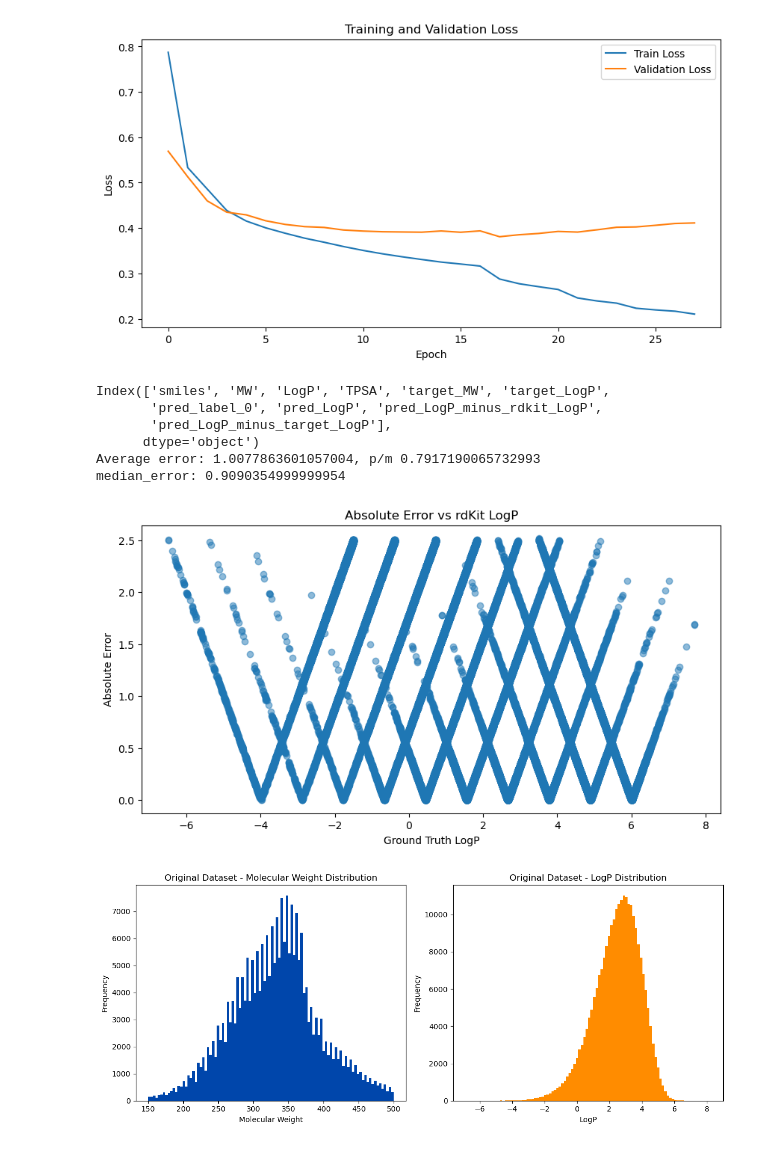
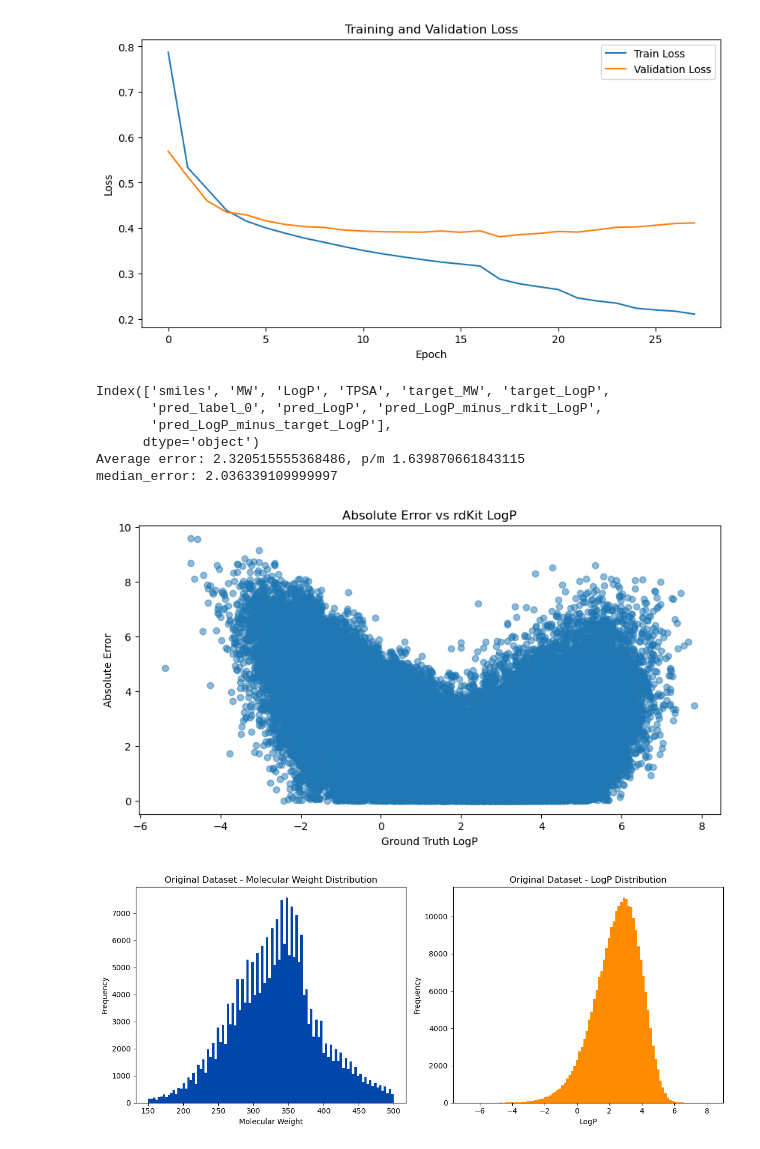
Before and after one commit to johanbaumann/dat675_project, a Jupyter notebook: vae/paper_based/CVAE/viz.ipynb, the cells around one changed output. Drawn from its saved outputs; the diff is of its cells as text; code cells hidden in the pictures.

Commit message:
transformer generation done.

```diff
--- a/vae/paper_based/CVAE/viz.ipynb
+++ b/vae/paper_based/CVAE/viz.ipynb
@@ -81,9 +81,9 @@ from json import load
 
 
 #file = "label_CVAE_transformer_300k_test.txt"
-file = "label_CVAE_transformer_100k_test.txt"
+#file = "label_CVAE_transformer_100k_test.txt"
 #file = "temp_100k_test.txt"
-
+file = 'temp_transformer_100k_test.txt'
 
 df = pd.read_csv(file, sep=",")
 
@@ -124,36 +124,36 @@ def plot_errors(ground_truth:np.ndarray, error_as_function_of_logp:np.ndarray):
 
 def mse_logp(df:pd.DataFrame,) -> float:
     ground_truth = df['LogP'].values
     predicted = df['pred_LogP'].values
     diff = ground_truth - predicted
     mse = np.mean(diff**2)
     return mse
 
 
 stats = stats_logP(df)
 
 ground_truth = stats["ground_truth"]
 predicted = stats["predicted"]
 avg_error = stats["avg_error"]
 std = stats["std"]
 median_error = stats["median_error"]
 
 
 
 error_as_function_of_logp = np.abs(ground_truth - predicted)
 
 print(f"Average error: {avg_error}, p/m {std}")
 print(f"median_error: {median_error}")
 
 plot_errors(ground_truth, error_as_function_of_logp)
 # %% [output]
 Index(['smiles', 'MW', 'LogP', 'TPSA', 'target_MW', 'target_LogP',
        'pred_label_0', 'pred_LogP', 'pred_LogP_minus_rdkit_LogP',
        'pred_LogP_minus_target_LogP'],
       dtype='object')
-Average error: 1.0077863601057004, p/m 0.7917190065732993
-median_error: 0.9090354999999954
+Average error: 2.320515555368486, p/m 1.639870661843115
+median_error: 2.036339109999997
-[figure, old version]
+[figure, new version]
 # %%
 
 def read_train_file(train_path:str):
```
Also changed, not shown: parts of 1 cell of this notebook, 8 other files.
